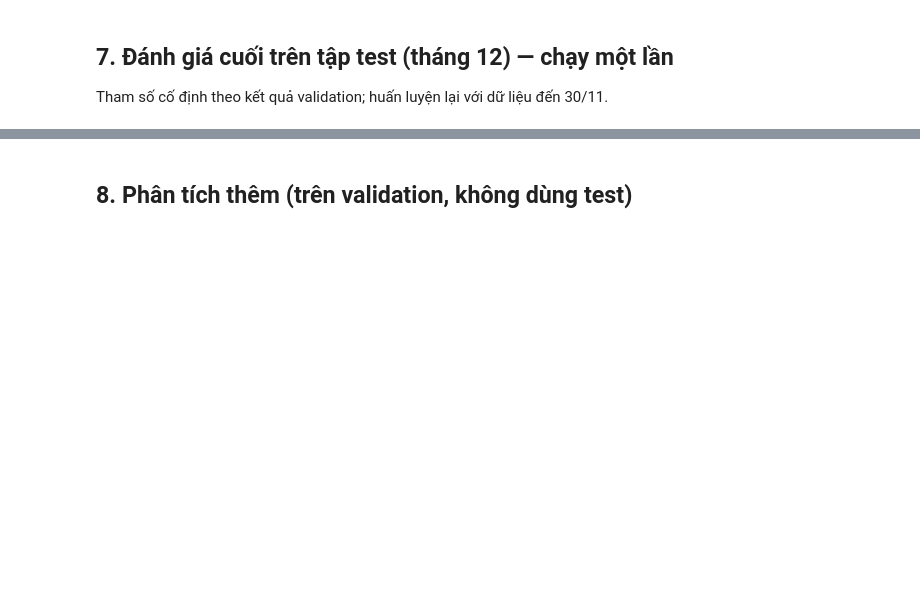
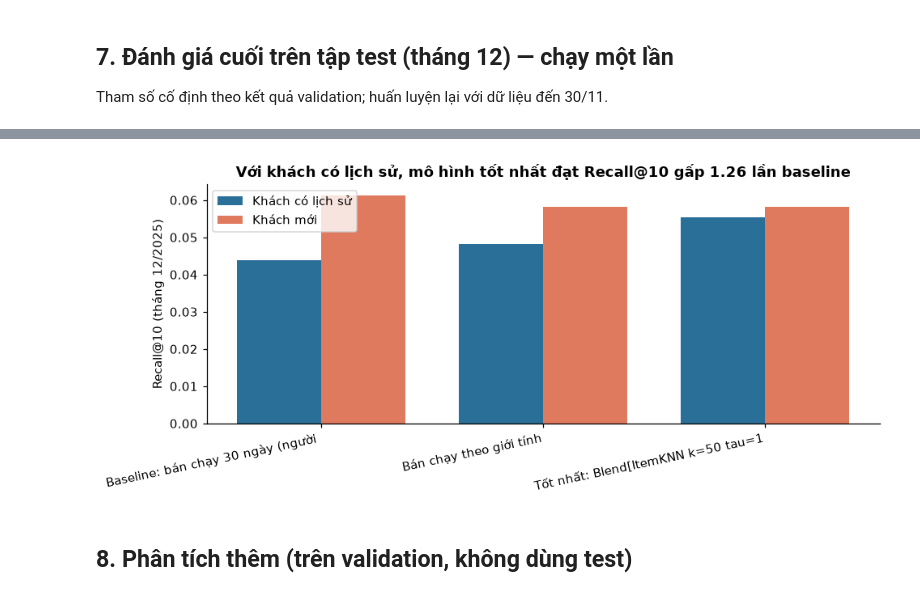
Before and after one commit to ziro3124/thuctap2026-A44823, a Jupyter notebook: notebooks/03_4_test_phan_tich_luu_mo_hinh.ipynb, the cells around one changed output, grey strips where cells are left out. Saved outputs shown, nothing was run; the diff lists cells and outputs as text; code cells hidden in the pictures; blank space fills up the shorter version.

```diff
--- a/notebooks/03_4_test_phan_tich_luu_mo_hinh.ipynb
+++ b/notebooks/03_4_test_phan_tich_luu_mo_hinh.ipynb
@@ -42,17 +67,15 @@ print(f"\nTrần Recall (mẫu còn bán ở kỳ test): {test.ceiling:.3f}")
 # %%
 # Biểu đồ so sánh mô hình trên tập test
 plot = final_tab[final_tab.nhom.isin(["co_lich_su", "khach_moi"])].pivot(index="mo_hinh", columns="nhom", values=f"recall@{K}").loc[[e[0] for e in entries]]
-labels = ["Baseline\n(bán chạy 30 ngày)", "Bán chạy\ntheo giới tính", "Mô hình tốt nhất\n(ItemKNN + giới tính)" if "Blend" in best.mo_hinh else "Mô hình\ntốt nhất"]
-fig, ax = plt.subplots(figsize=(9, 4.5)); x = np.arange(len(plot)); wd = 0.38
-b1 = ax.bar(x - wd/2, plot["co_lich_su"], wd, label="Khách có lịch sử", color="#2a6f97")
-b2 = ax.bar(x + wd/2, plot["khach_moi"], wd, label="Khách mới", color="#e07a5f")
-for b in list(b1) + list(b2): ax.text(b.get_x() + b.get_width()/2, b.get_height() + 0.001, f"{b.get_height():.3f}", ha="center", fontsize=9)
-ax.set_xticks(x); ax.set_xticklabels(labels)
-ax.set_ylim(0, plot.values.max() * 1.25)
+fig, ax = plt.subplots(figsize=(9, 4)); x = np.arange(len(plot)); wd = 0.38
+ax.bar(x - wd/2, plot["co_lich_su"], wd, label="Khách có lịch sử", color="#2a6f97")
+ax.bar(x + wd/2, plot["khach_moi"], wd, label="Khách mới", color="#e07a5f")
+ax.set_xticks(x); ax.set_xticklabels([n.replace("Mô hình tốt nhất: ", "Tốt nhất: ")[:34] for n in plot.index], rotation=12, ha="right")
 gain = plot["co_lich_su"].iloc[-1] / max(plot["co_lich_su"].iloc[0], 1e-9)
-ax.set_title(f"Với khách có lịch sử, mô hình tốt nhất đạt Recall@{K} gấp {gain:.2f} lần baseline")
-ax.set_ylabel(f"Recall@{K} (tháng 12/2025)"); ax.legend(loc="upper right", frameon=False, ncol=2)
-plt.savefig(FIGS / "R1_so_sanh_mo_hinh.png", dpi=160, bbox_inches="tight"); plt.show()
+ax.set_title(f"Với khách có lịch sử, mô hình tốt nhất đạt Recall@{K} gấp {gain:.2f} lần baseline"); ax.set_ylabel(f"Recall@{K} (tháng 12/2025)")
+ax.legend(); plt.savefig(FIGS / "R1_so_sanh_mo_hinh.png", dpi=160, bbox_inches="tight"); plt.show()
+# %% [output]
+[figure, added]
 # %% [markdown]
 ## 8. Phân tích thêm (trên validation, không dùng test)
 # %%
```
Also changed, not shown: parts of 7 cells of this notebook, 35 other files.
